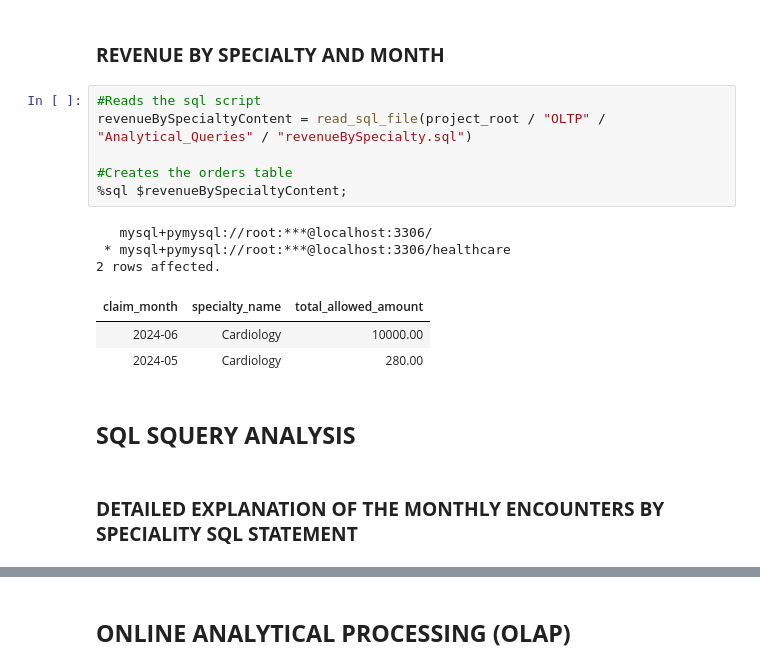
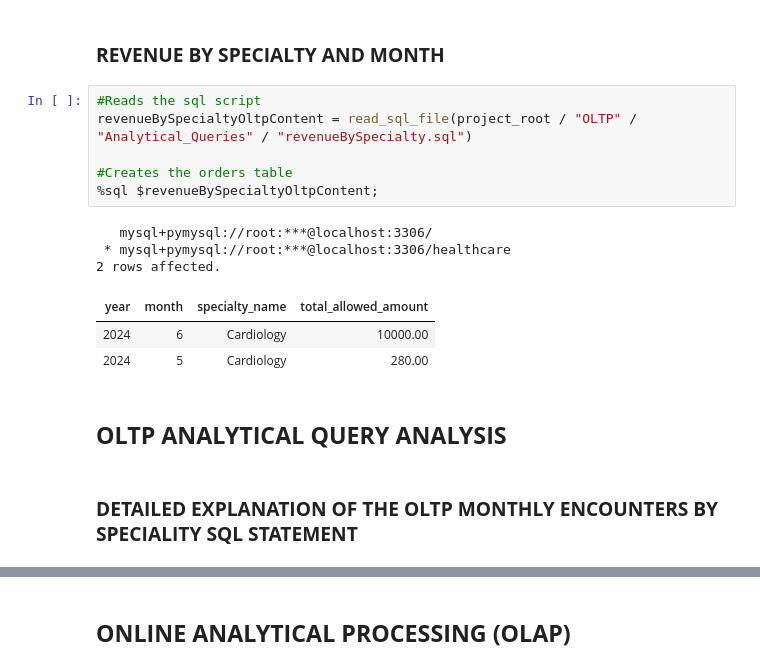
Before and after one commit to PercyAyimbilaNsolemna/Health_Analytics, a Jupyter notebook: Notebooks/healthcareAnalytics.ipynb, the cells around one changed output, grey strips where cells are left out. Cells and saved outputs as stored; diff of their text form.

```diff
--- a/Notebooks/healthcareAnalytics.ipynb
+++ b/Notebooks/healthcareAnalytics.ipynb
@@ -562,19 +579,19 @@ readmissionRateContent = read_sql_file(project_root / "OLTP" / "Analytical_Queri
 ### **REVENUE BY SPECIALTY AND MONTH**
 # %%
 #Reads the sql script
-revenueBySpecialtyContent = read_sql_file(project_root / "OLTP" / "Analytical_Queries" / "revenueBySpecialty.sql")
+revenueBySpecialtyOltpContent = read_sql_file(project_root / "OLTP" / "Analytical_Queries" / "revenueBySpecialty.sql")
 
 #Creates the orders table
-%sql $revenueBySpecialtyContent;
+%sql $revenueBySpecialtyOltpContent;
 # %% [output]
    mysql+pymysql://root:***@localhost:3306/
  * mysql+pymysql://root:***@localhost:3306/healthcare
 2 rows affected.
-| claim_month | specialty_name | total_allowed_amount |
-| 2024-06 | Cardiology | 10000.00 |
-| 2024-05 | Cardiology | 280.00 |
+| year | month | specialty_name | total_allowed_amount |
+| 2024 | 6 | Cardiology | 10000.00 |
+| 2024 | 5 | Cardiology | 280.00 |
 # %% [markdown]
-## **SQL SQUERY ANALYSIS**
+## **OLTP ANALYTICAL QUERY ANALYSIS**
 # %% [markdown]
-### **DETAILED EXPLANATION OF THE MONTHLY ENCOUNTERS BY SPECIALITY SQL STATEMENT**
+### **DETAILED EXPLANATION OF THE OLTP MONTHLY ENCOUNTERS BY SPECIALITY SQL STATEMENT**
 # %%
```
Also changed, not shown: parts of 49 cells of this notebook.
